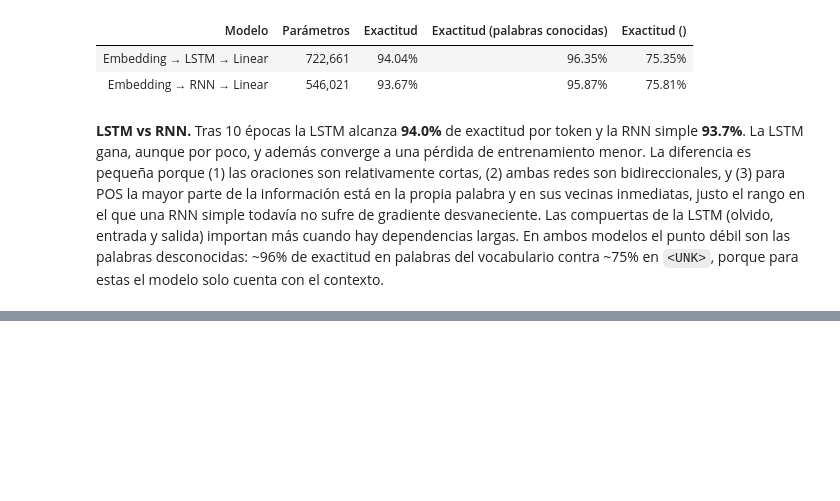
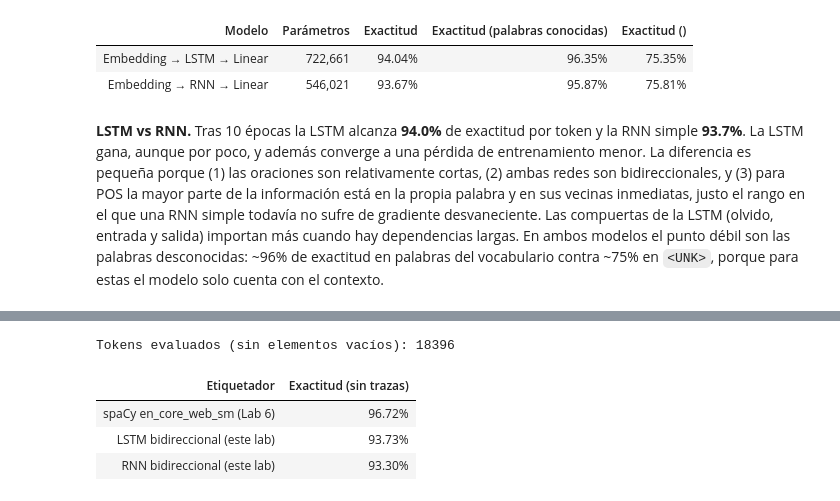
Before and after one commit to Cynthiss/NLP, a Jupyter notebook: Lab_7/Lab_7.ipynb, the cells around one changed output, grey strips where cells are left out. Drawn from its saved outputs; the diff is of its cells as text; code cells hidden in the pictures; blank space fills up the shorter version.

```diff
--- a/Lab_7/Lab_7.ipynb
+++ b/Lab_7/Lab_7.ipynb
@@ -685,0 +761,51 @@ tabla_pos.style.format({"Parámetros": "{:,}", "Exactitud": "{:.2%}",
+# %%
+import spacy
+from spacy.tokens import Doc
+from nltk.tag.mapping import map_tag
+
+nlp = spacy.load("en_core_web_sm")
+
+# Etiquetas originales de Penn Treebank para identificar los elementos vacíos (-NONE-)
+oraciones_ptb = list(treebank.tagged_sents())
+test_ptb = [oraciones_ptb[i] for i in idx_test]
+
+EXTRA = {"HYPH": ".", "NFP": ".", "_SP": "."}  # etiquetas de spaCy que no están en el mapeo de NLTK
+
+
+def ptb_a_universal(tag):
+    return EXTRA.get(tag) or map_tag("en-ptb", "universal", tag)
+
+
+aciertos = {"spaCy": 0, "LSTM": 0, "RNN": 0}
+total = 0
+for sent_univ, sent_ptb, (x, y) in zip(test_sents, test_ptb, test_data):
+    reales = [i for i, (_, tag) in enumerate(sent_ptb) if tag != "-NONE-"]
+    palabras = [sent_univ[i][0] for i in reales]
+    oro = [sent_univ[i][1] for i in reales]
+
+    doc = nlp(Doc(nlp.vocab, words=palabras))
+    pred_spacy = [ptb_a_universal(t.tag_) for t in doc]
+
+    with torch.no_grad():
+        pred_lstm = lstm_tagger(x.unsqueeze(0)).argmax(-1).squeeze(0)
+        pred_rnn = rnn_tagger(x.unsqueeze(0)).argmax(-1).squeeze(0)
+
+    aciertos["spaCy"] += sum(p == g for p, g in zip(pred_spacy, oro))
+    aciertos["LSTM"] += sum(pred_lstm[i].item() == y[i].item() for i in reales)
+    aciertos["RNN"] += sum(pred_rnn[i].item() == y[i].item() for i in reales)
+    total += len(reales)
+
+print(f"Tokens evaluados (sin elementos vacíos): {total}")
+tabla_comp = pd.DataFrame(
+    [("spaCy en_core_web_sm (Lab 6)", aciertos["spaCy"] / total),
+     ("LSTM bidireccional (este lab)", aciertos["LSTM"] / total),
+     ("RNN bidireccional (este lab)", aciertos["RNN"] / total)],
+    columns=["Etiquetador", "Exactitud (sin trazas)"],
+)
+tabla_comp.style.format({"Exactitud (sin trazas)": "{:.2%}"}).hide(axis="index")
+# %% [output]
+Tokens evaluados (sin elementos vacíos): 18396
+| Etiquetador | Exactitud (sin trazas) |
+| spaCy en_core_web_sm (Lab 6) | 96.72% |
+| LSTM bidireccional (este lab) | 93.73% |
+| RNN bidireccional (este lab) | 93.30% |
```
Also changed, not shown: parts of 6 cells of this notebook.
